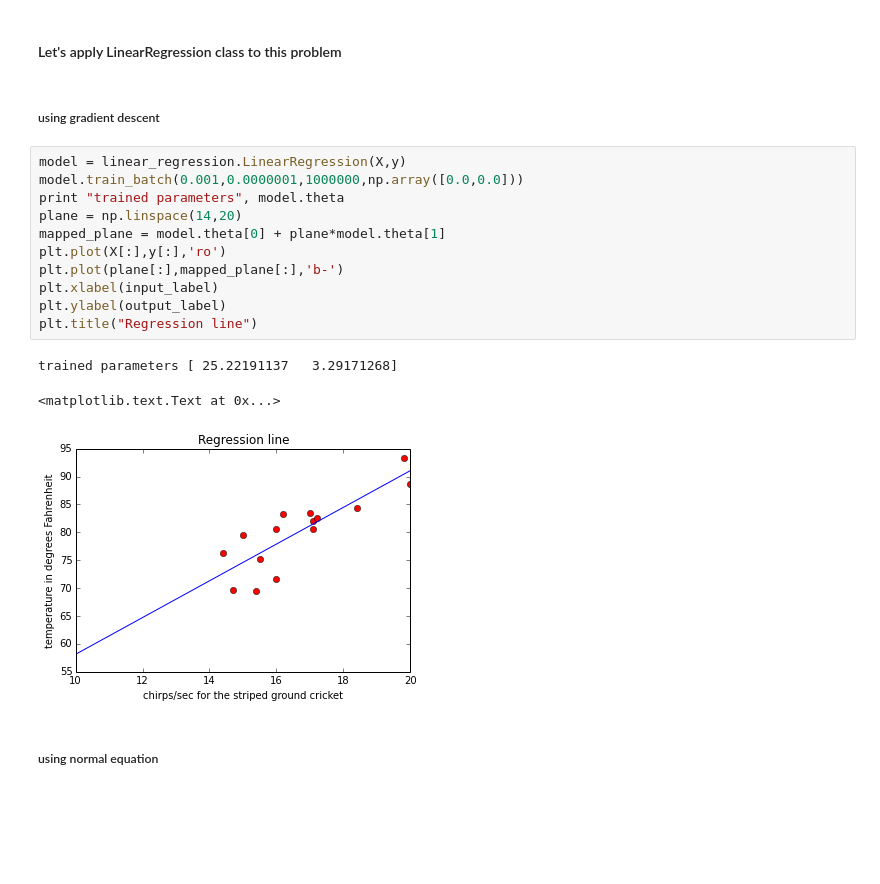
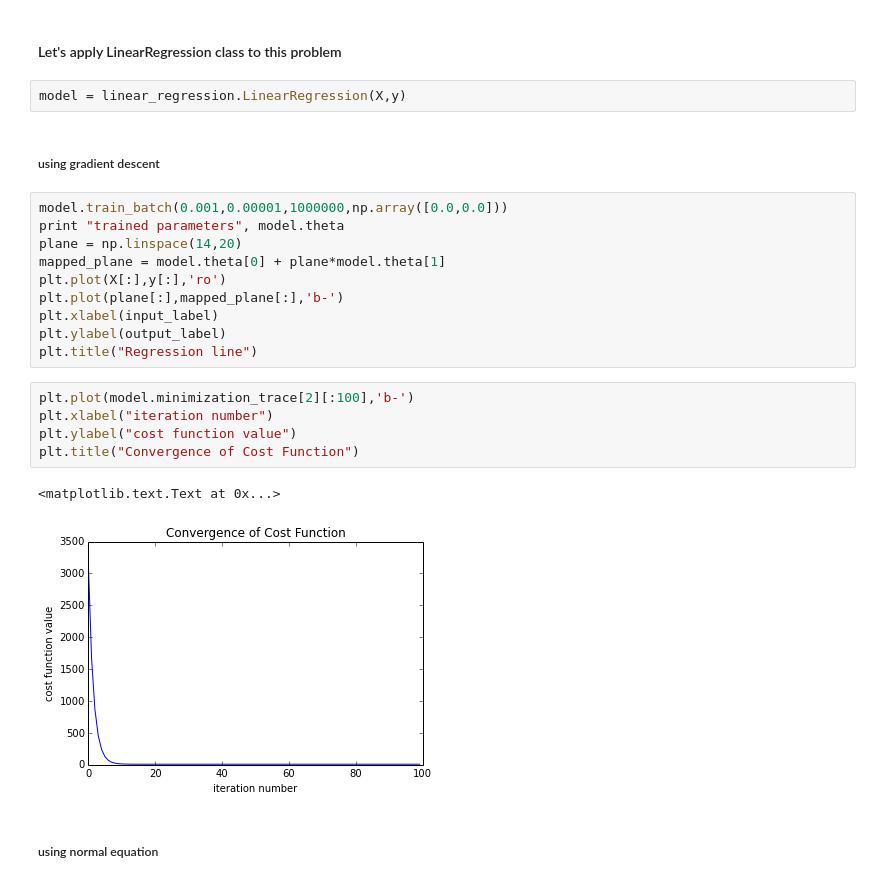
Before and after one commit to stand-by/MachineLearning_algorithms, a Jupyter notebook: examples/linear_regression.ipynb, the cells around one changed output. Saved outputs shown, nothing was run; the diff lists cells and outputs as text; blank space fills up the shorter version.

Commit message:
add convergence plot of cost function

```diff
--- a/examples/linear_regression.ipynb
+++ b/examples/linear_regression.ipynb
@@ -32,11 +32,12 @@ plt.title("Raw data")
 [figure]
 # %% [markdown]
 #### Let's apply LinearRegression class to this problem
+# %%
+model = linear_regression.LinearRegression(X,y)
 # %% [markdown]
 ##### using gradient descent
 # %%
-model = linear_regression.LinearRegression(X,y)
-model.train_batch(0.001,0.0000001,1000000,np.array([0.0,0.0]))
+model.train_batch(0.001,0.00001,1000000,np.array([0.0,0.0]))
 print "trained parameters", model.theta
 plane = np.linspace(14,20)
 mapped_plane = model.theta[0] + plane*model.theta[1]
@@ -45,10 +46,14 @@ plt.plot(plane[:],mapped_plane[:],'b-')
 plt.xlabel(input_label)
 plt.ylabel(output_label)
 plt.title("Regression line")
-# %% [output]
-trained parameters [ 25.22191137   3.29171268]
-<matplotlib.text.Text at 0x...>
-[figure, removed]
+# %%
+plt.plot(model.minimization_trace[2][:100],'b-')
+plt.xlabel("iteration number")
+plt.ylabel("cost function value")
+plt.title("Convergence of Cost Function")
+# %% [output]
+<matplotlib.text.Text at 0x...>
+[figure, added]
 # %% [markdown]
 ##### using normal equation
 # %%
```
